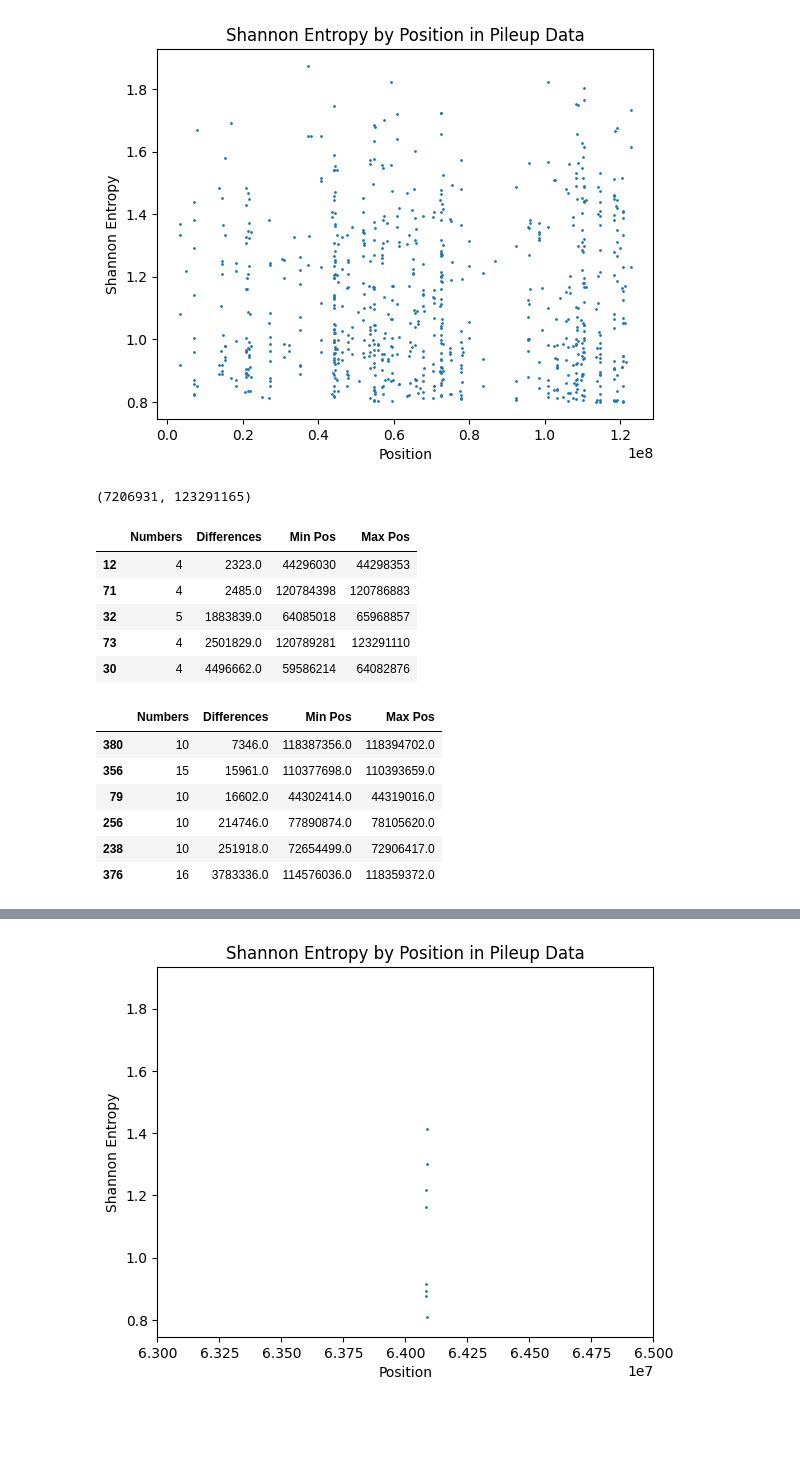
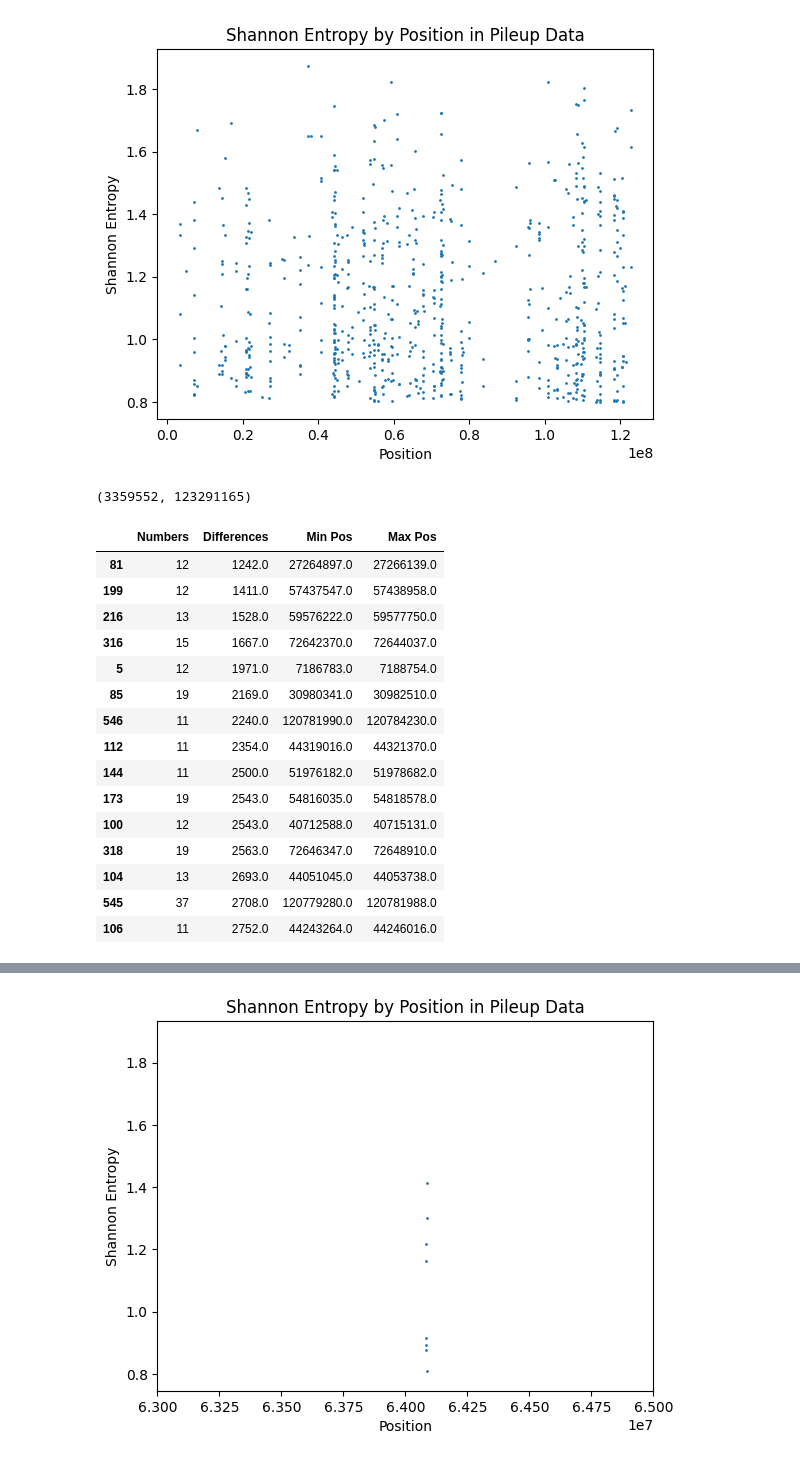
Before and after one commit to WoobeenJeong/miRNA_motif_finding, a Jupyter notebook: Project_005.ipynb, the cells around one changed output, grey strips where cells are left out. Drawn from its saved outputs; the diff is of its cells as text; code cells hidden in the pictures; blank space fills up the shorter version.

```diff
--- a/Project_005.ipynb
+++ b/Project_005.ipynb
@@ -422,7 +415,7 @@ See the caveats in the documentation: https://pandas.pydata.org/pandas-docs/stab
   pup2['shannon'] = pup2['matches'].map(lambda x : shannon(x))
 [figure]
 # %%
-subpup = pup[(pup['shannon'] > .8)]
+subpup = pup[(pup['shannon'] > 0.1)]
 # %%
 plt.scatter(subpup['pos'], subpup['shannon'],s=1)
 plt.xlabel('Position')
@@ -446,7 +439,7 @@ np.unique(subpup['adj_shannon']-subpup['shannon'])
 # %%
 min(subpup['pos']), max(subpup['pos'])
 # %% [output]
-(7206931, 123291165)
+(3359552, 123291165)
 # %%
 threshold = 1000
 
@@ -454,40 +447,50 @@ diff = subpup['pos'].diff()
 group_indices = np.where(diff > threshold)[0]
 groups = np.split(subpup['pos'], group_indices + 1)
 
 num_components_list = []
 sum_diff_list = []
 min_pos_list = []
 max_pos_list = []
 
 for group in groups:
     num_components = len(group)
     sum_diff = group.diff().sum()
     min_pos = group.min()
     max_pos = group.max()
 
     num_components_list.append(num_components)
     sum_diff_list.append(sum_diff)
     min_pos_list.append(min_pos)
     max_pos_list.append(max_pos)
 
 result = {
     'Numbers': num_components_list,
     'Differences': sum_diff_list,
     'Min Pos': min_pos_list,
     'Max Pos': max_pos_list
 }
 result=pd.DataFrame(result)
 
-result=result[(result['Numbers']>3) & (result['Differences']!=0)]
+result=result[(result['Numbers']>10) & (result['Differences']!=0)]
 result=result.sort_values('Differences')
-result
+result.head(n=15)
 # %% [output]
 |  | Numbers | Differences | Min Pos | Max Pos |
-| 12 | 4 | 2323.0 | 44296030 | 44298353 |
-| 71 | 4 | 2485.0 | 120784398 | 120786883 |
-| 32 | 5 | 1883839.0 | 64085018 | 65968857 |
-| 73 | 4 | 2501829.0 | 120789281 | 123291110 |
-| 30 | 4 | 4496662.0 | 59586214 | 64082876 |
+| 81 | 12 | 1242.0 | 27264897.0 | 27266139.0 |
+| 199 | 12 | 1411.0 | 57437547.0 | 57438958.0 |
+| 216 | 13 | 1528.0 | 59576222.0 | 59577750.0 |
+| 316 | 15 | 1667.0 | 72642370.0 | 72644037.0 |
+| 5 | 12 | 1971.0 | 7186783.0 | 7188754.0 |
+| 85 | 19 | 2169.0 | 30980341.0 | 30982510.0 |
+| 546 | 11 | 2240.0 | 120781990.0 | 120784230.0 |
+| 112 | 11 | 2354.0 | 44319016.0 | 44321370.0 |
+| 144 | 11 | 2500.0 | 51976182.0 | 51978682.0 |
+| 173 | 19 | 2543.0 | 54816035.0 | 54818578.0 |
+| 100 | 12 | 2543.0 | 40712588.0 | 40715131.0 |
+| 318 | 19 | 2563.0 | 72646347.0 | 72648910.0 |
+| 104 | 13 | 2693.0 | 44051045.0 | 44053738.0 |
+| 545 | 37 | 2708.0 | 120779280.0 | 120781988.0 |
+| 106 | 11 | 2752.0 | 44243264.0 | 44246016.0 |
 # %%
 threshold = 1000
 
@@ -522,11 +525,3 @@ result=pd.DataFrame(result)
 result=result[(result['Numbers']>9) & (result['Differences']!=0)]
 result=result.sort_values('Differences')
 result
-# %% [output]
-|  | Numbers | Differences | Min Pos | Max Pos |
-| 380 | 10 | 7346.0 | 118387356.0 | 118394702.0 |
-| 356 | 15 | 15961.0 | 110377698.0 | 110393659.0 |
-| 79 | 10 | 16602.0 | 44302414.0 | 44319016.0 |
-| 256 | 10 | 214746.0 | 77890874.0 | 78105620.0 |
-| 238 | 10 | 251918.0 | 72654499.0 | 72906417.0 |
-| 376 | 16 | 3783336.0 | 114576036.0 | 118359372.0 |
```
Also changed, not shown: parts of 18 cells of this notebook.
